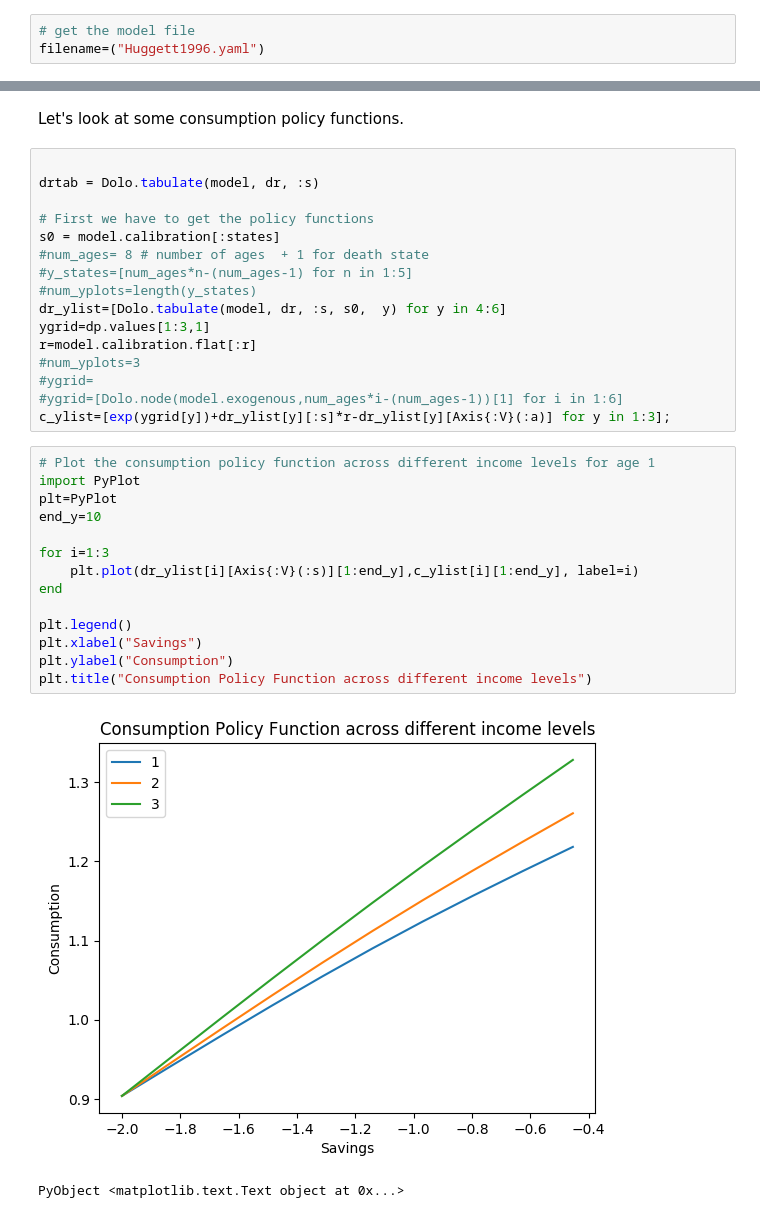
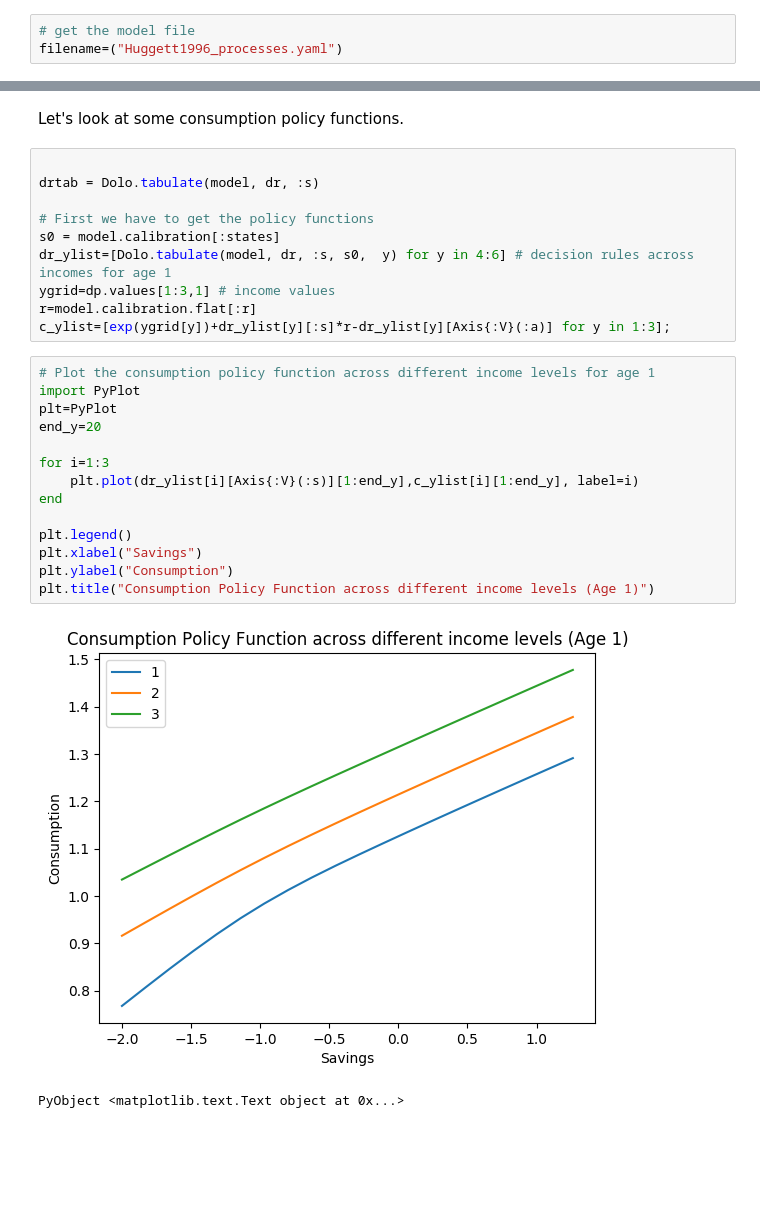
Before and after one commit to azheng25/OLG-Examples, a Jupyter notebook: Huggett1996Dolo_processes.ipynb, the cells around one changed output, grey strips where cells are left out. Drawn from its saved outputs; the diff is of its cells as text; blank space fills up the shorter version.

Commit message:
Fixed processes.

```diff
--- a/Huggett1996Dolo_processes.ipynb
+++ b/Huggett1996Dolo_processes.ipynb
@@ -33,4 +29,4 @@ WARNING: Method definition discretize(Dolo.DiscreteMarkovProcess) in module Dolo
 # %%
 # get the model file
-filename=("Huggett1996.yaml")
+filename=("Huggett1996_processes.yaml")
 # %% [output]
@@ -83,32 +155,26 @@ drtab = Dolo.tabulate(model, dr, :s)
 
 # First we have to get the policy functions
 s0 = model.calibration[:states]
-#num_ages= 8 # number of ages  + 1 for death state
-#y_states=[num_ages*n-(num_ages-1) for n in 1:5]
-#num_yplots=length(y_states)
-dr_ylist=[Dolo.tabulate(model, dr, :s, s0,  y) for y in 4:6]
-ygrid=dp.values[1:3,1]
+dr_ylist=[Dolo.tabulate(model, dr, :s, s0,  y) for y in 4:6] # decision rules across incomes for age 1
+ygrid=dp.values[1:3,1] # income values
 r=model.calibration.flat[:r]
-#num_yplots=3
-#ygrid=
-#ygrid=[Dolo.node(model.exogenous,num_ages*i-(num_ages-1))[1] for i in 1:6]
 c_ylist=[exp(ygrid[y])+dr_ylist[y][:s]*r-dr_ylist[y][Axis{:V}(:a)] for y in 1:3];
 # %%
 # Plot the consumption policy function across different income levels for age 1
 import PyPlot
 plt=PyPlot
-end_y=10
+end_y=20
 
 for i=1:3
     plt.plot(dr_ylist[i][Axis{:V}(:s)][1:end_y],c_ylist[i][1:end_y], label=i)
 end
 
 plt.legend()
 plt.xlabel("Savings")
 plt.ylabel("Consumption")
-plt.title("Consumption Policy Function across different income levels")
+plt.title("Consumption Policy Function across different income levels (Age 1)")
 # %% [output]
-[figure, old version]
+[figure, new version]
 PyObject <matplotlib.text.Text object at 0x...>
 # %%
 # Plot consumption policy function with different ages (income level 2)
```
Also changed, not shown: parts of 18 cells of this notebook, 1 other file.
